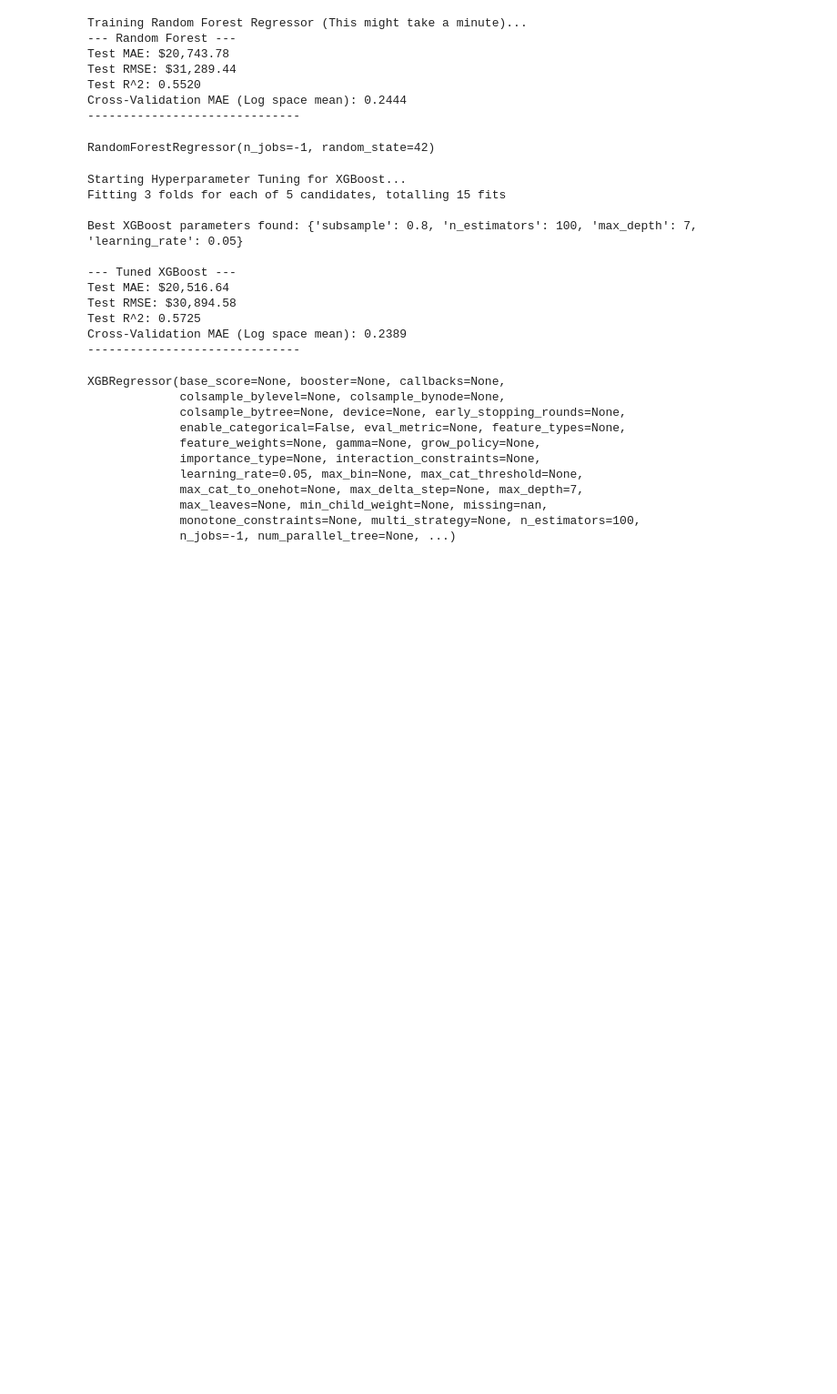
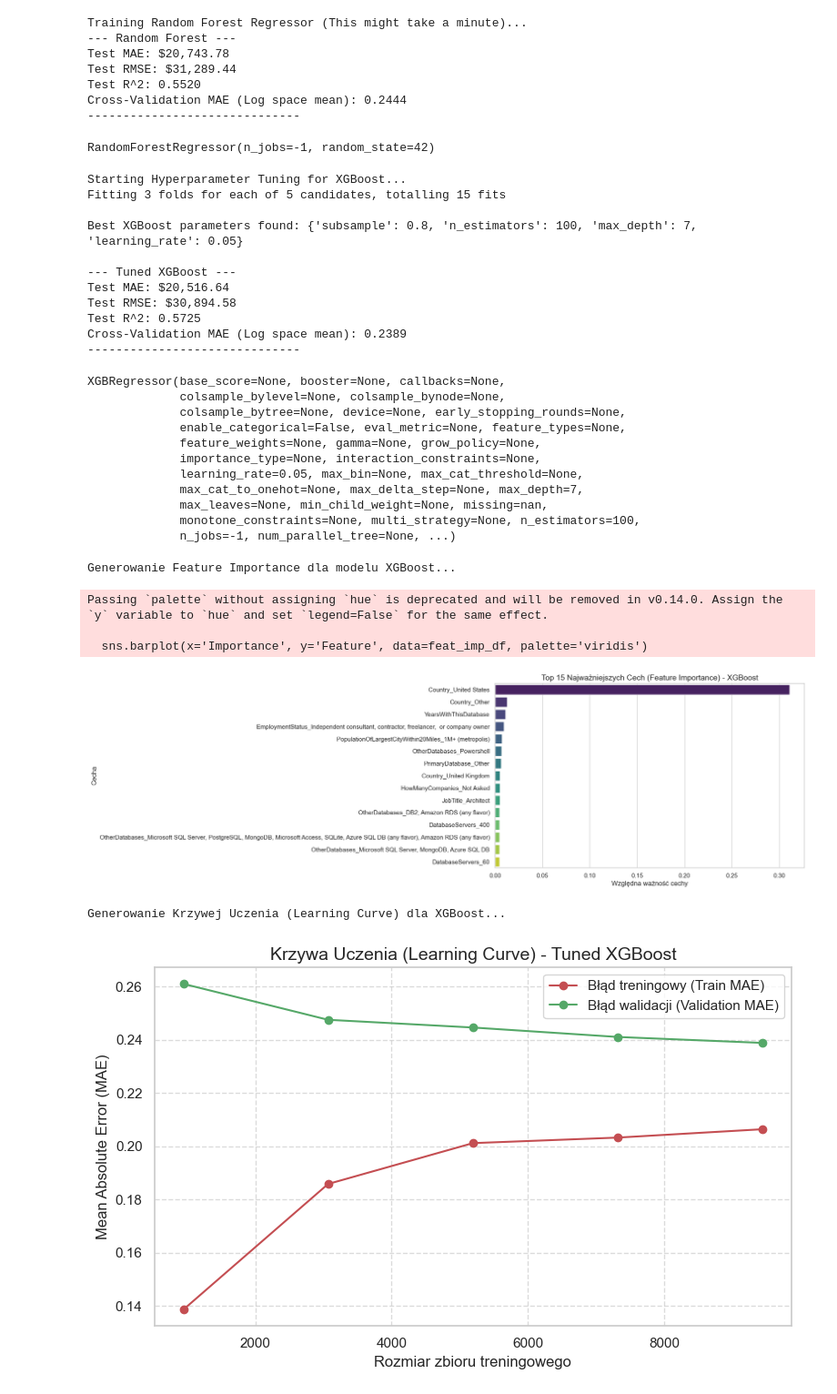
Before and after one commit to AntonyWhatsup/Application-of-machine-learning-methods, a Jupyter notebook: notebooks/03_modeling_regression.ipynb, the cells around one changed output. Shown at 91% size. Saved outputs shown, nothing was run; the diff lists cells and outputs as text; code cells hidden in the pictures; blank space fills up the shorter version.

```diff
--- a/notebooks/03_modeling_regression.ipynb
+++ b/notebooks/03_modeling_regression.ipynb
@@ -202,3 +202,69 @@ XGBRegressor(base_score=None, booster=None, callbacks=None,
              max_leaves=None, min_child_weight=None, missing=nan,
              monotone_constraints=None, multi_strategy=None, n_estimators=100,
              n_jobs=-1, num_parallel_tree=None, ...)
+# %%
+
+import pandas as pd
+import numpy as np
+import matplotlib.pyplot as plt
+import seaborn as sns
+from sklearn.model_selection import learning_curve
+
+print("Generowanie Feature Importance dla modelu XGBoost...")
+
+# Get feature importances from the tuned XGBoost model
+importances = best_xgb.feature_importances_
+feature_names = X_train.columns
+
+# Create a DataFrame and sort by importance
+feat_imp_df = pd.DataFrame({
+    'Feature': feature_names,
+    'Importance': importances
+}).sort_values(by='Importance', ascending=False).head(15) # Top 15 features
+
+# Plot Feature Importance
+plt.figure(figsize=(10, 6))
+sns.barplot(x='Importance', y='Feature', data=feat_imp_df, palette='viridis')
+plt.title('Top 15 Najważniejszych Cech (Feature Importance) - XGBoost', fontsize=14)
+plt.xlabel('Względna ważność cechy')
+plt.ylabel('Cecha')
+plt.tight_layout()
+plt.savefig('../data/xgb_feature_importance.png', dpi=300)
+plt.show()
+
+print("\nGenerowanie Krzywej Uczenia (Learning Curve) dla XGBoost...")
+
+train_sizes, train_scores, test_scores = learning_curve(
+    estimator=best_xgb,
+    X=X_train,
+    y=y_train,
+    train_sizes=np.linspace(0.1, 1.0, 5),
+    cv=kf,
+    scoring='neg_mean_absolute_error',
+    n_jobs=-1
+)
+
+# Convert negative MAE to positive for plotting
+train_scores_mean = -np.mean(train_scores, axis=1)
+test_scores_mean = -np.mean(test_scores, axis=1)
+
+# Plot Learning Curve
+plt.figure(figsize=(8, 5))
+plt.plot(train_sizes, train_scores_mean, 'o-', color="r", label="Błąd treningowy (Train MAE)")
+plt.plot(train_sizes, test_scores_mean, 'o-', color="g", label="Błąd walidacji (Validation MAE)")
+plt.title("Krzywa Uczenia (Learning Curve) - Tuned XGBoost", fontsize=14)
+plt.xlabel("Rozmiar zbioru treningowego")
+plt.ylabel("Mean Absolute Error (MAE)")
+plt.legend(loc="best")
+plt.grid(True, linestyle='--', alpha=0.7)
+plt.tight_layout()
+plt.savefig('../data/xgb_learning_curve.png', dpi=300)
+plt.show()
+# %% [output]
+Generowanie Feature Importance dla modelu XGBoost...
+Passing `palette` without assigning `hue` is deprecated and will be removed in v0.14.0. Assign the `y` variable to `hue` and set `legend=False` for the same effect.
+
+  sns.barplot(x='Importance', y='Feature', data=feat_imp_df, palette='viridis')
+[figure, added]
+Generowanie Krzywej Uczenia (Learning Curve) dla XGBoost...
+[figure, added]
```
Also changed, not shown: 6 other files.
